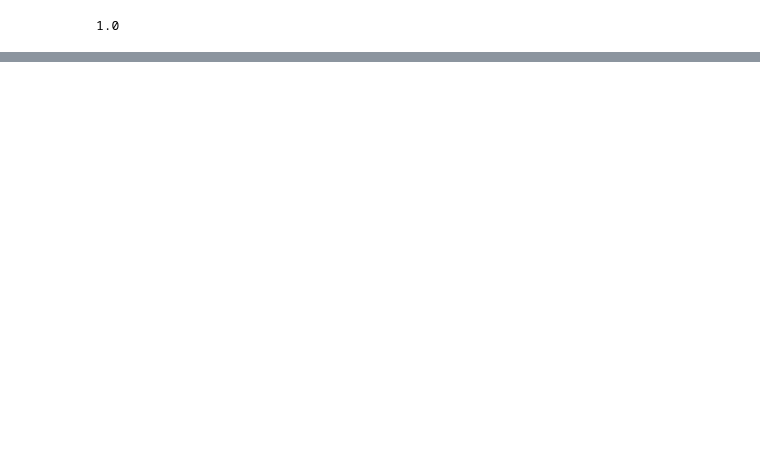
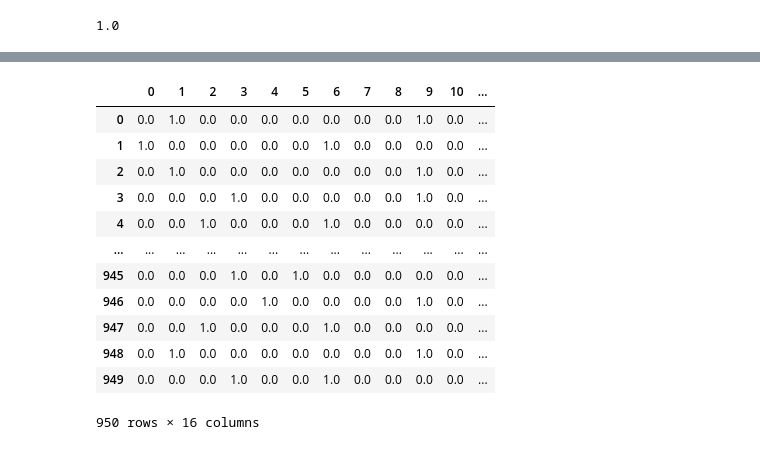
Before and after one commit to yucifer/dbourke-ml-ztm-course, a Jupyter notebook: data-science-and-ml-tools/Scikit-learn.ipynb, the cells around one changed output, grey strips where cells are left out. Saved outputs shown, nothing was run; the diff lists cells and outputs as text; code cells hidden in the pictures; blank space fills up the shorter version.

```diff
--- a/data-science-and-ml-tools/Scikit-learn.ipynb
+++ b/data-science-and-ml-tools/Scikit-learn.ipynb
@@ -168,0 +359,3 @@ loaded_model.score(X_test, y_test)
+# %%
+car_sales_missing = pd.read_csv("../scikit-learn-data/car-sales-extended-missing-data.csv")
+car_sales_missing
@@ -168,0 +431,12 @@ loaded_model.score(X_test, y_test)
+# %%
+# Fill the "Make" column.
+car_sales_missing["Make"].fillna("missing",inplace=True)
+
+# Fill the "Colour" column.
+car_sales_missing["Colour"].fillna("missing",inplace=True)
+
+# Fill the "Odometer (KM) column".
+car_sales_missing["Odometer (KM)"].fillna(car_sales_missing["Odometer (KM)"].mean(), inplace=True)
+
+# Fill the "Doors" column.
+car_sales_missing["Doors"].fillna(int(car_sales_missing["Doors"].median()), inplace=True)
@@ -168,0 +452,4 @@ loaded_model.score(X_test, y_test)
+# %%
+# Price column is the Target/Label column. Hence we need to remove the rows where there are missing Prices. Rather than Imputing with some data.
+# We will lose some data by doing this but it is okay.
+car_sales_missing.dropna(inplace=True)
@@ -168,0 +473,11 @@ loaded_model.score(X_test, y_test)
+# %%
+from sklearn.preprocessing import OneHotEncoder
+from sklearn.compose import ColumnTransformer
+
+categorical_features = ["Make", "Colour", "Doors"]
+transformer = ColumnTransformer([("one_hot",
+                                 one_hot,
+                                 categorical_features)],
+                               remainder="passthrough")
+transformed_X = transformer.fit_transform(car_sales_missing)
+transformed_X
@@ -168,0 +498,16 @@ loaded_model.score(X_test, y_test)
+# %%
+pd.DataFrame(transformed_X)
+# %% [output]
+|  | 0 | 1 | 2 | 3 | 4 | 5 | 6 | 7 | 8 | 9 | 10 | ... |
+| 0 | 0.0 | 1.0 | 0.0 | 0.0 | 0.0 | 0.0 | 0.0 | 0.0 | 0.0 | 1.0 | 0.0 | ... |
+| 1 | 1.0 | 0.0 | 0.0 | 0.0 | 0.0 | 0.0 | 1.0 | 0.0 | 0.0 | 0.0 | 0.0 | ... |
+| 2 | 0.0 | 1.0 | 0.0 | 0.0 | 0.0 | 0.0 | 0.0 | 0.0 | 0.0 | 1.0 | 0.0 | ... |
+| 3 | 0.0 | 0.0 | 0.0 | 1.0 | 0.0 | 0.0 | 0.0 | 0.0 | 0.0 | 1.0 | 0.0 | ... |
+| 4 | 0.0 | 0.0 | 1.0 | 0.0 | 0.0 | 0.0 | 1.0 | 0.0 | 0.0 | 0.0 | 0.0 | ... |
+| ... | ... | ... | ... | ... | ... | ... | ... | ... | ... | ... | ... | ... |
+| 945 | 0.0 | 0.0 | 0.0 | 1.0 | 0.0 | 1.0 | 0.0 | 0.0 | 0.0 | 0.0 | 0.0 | ... |
+| 946 | 0.0 | 0.0 | 0.0 | 0.0 | 1.0 | 0.0 | 0.0 | 0.0 | 0.0 | 1.0 | 0.0 | ... |
+| 947 | 0.0 | 0.0 | 1.0 | 0.0 | 0.0 | 0.0 | 1.0 | 0.0 | 0.0 | 0.0 | 0.0 | ... |
+| 948 | 0.0 | 1.0 | 0.0 | 0.0 | 0.0 | 0.0 | 0.0 | 0.0 | 0.0 | 1.0 | 0.0 | ... |
+| 949 | 0.0 | 0.0 | 0.0 | 1.0 | 0.0 | 0.0 | 1.0 | 0.0 | 0.0 | 0.0 | 0.0 | ... |
+950 rows × 16 columns
```
Also changed, not shown: parts of 48 cells of this notebook, 4 other files.
